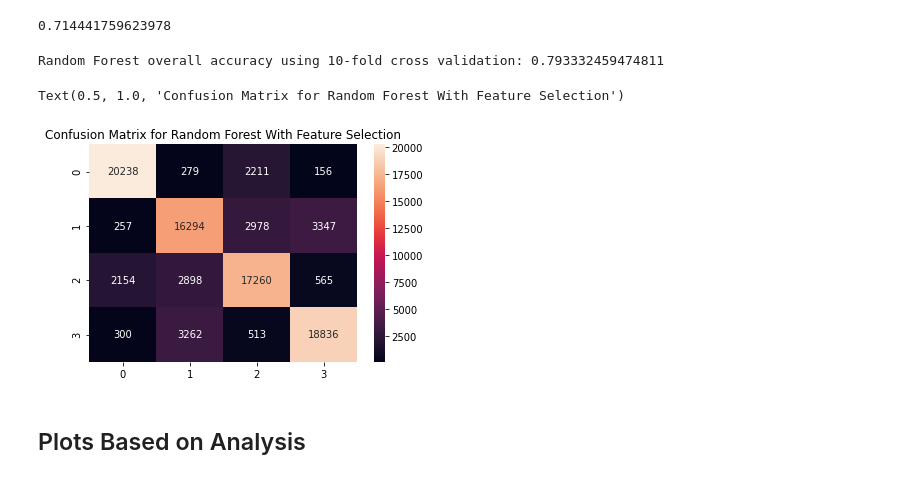
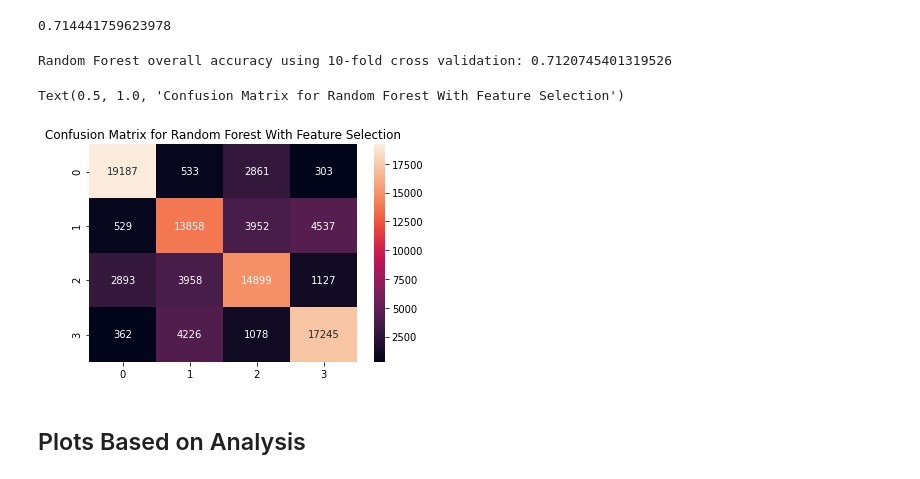
Before and after one commit to matthiasronnau/BANA-212-Final-Project, a Jupyter notebook: BANA-212 Final Project.ipynb, the cells around one changed output. Cells and saved outputs as stored; diff of their text form; code cells hidden in the pictures.

```diff
--- a/BANA-212 Final Project.ipynb
+++ b/BANA-212 Final Project.ipynb
@@ -836,17 +836,17 @@ model.score(X_test, y_test)
 0.714441759623978
 # %%
 #Cross validation for Random Forest
-predictions = cross_val_predict(model, X, y, cv = 10)
+predictions = cross_val_predict(model, X_cut, y, cv = 10)
 print("Random Forest overall accuracy using 10-fold cross validation:", accuracy_score(y, predictions))
 
 cm = pd.DataFrame(confusion_matrix(y, predictions))
 
 sns.heatmap(cm, annot = True, fmt = "g")
 plt.title("Confusion Matrix for Random Forest With Feature Selection")
 # %% [output]
-Random Forest overall accuracy using 10-fold cross validation: 0.793332459474811
+Random Forest overall accuracy using 10-fold cross validation: 0.7120745401319526
 Text(0.5, 1.0, 'Confusion Matrix for Random Forest With Feature Selection')
-[figure, old version]
+[figure, new version]
 # %% [markdown]
 ## Plots Based on Analysis
 # %%
```
Also changed, not shown: parts of 2 cells of this notebook.
